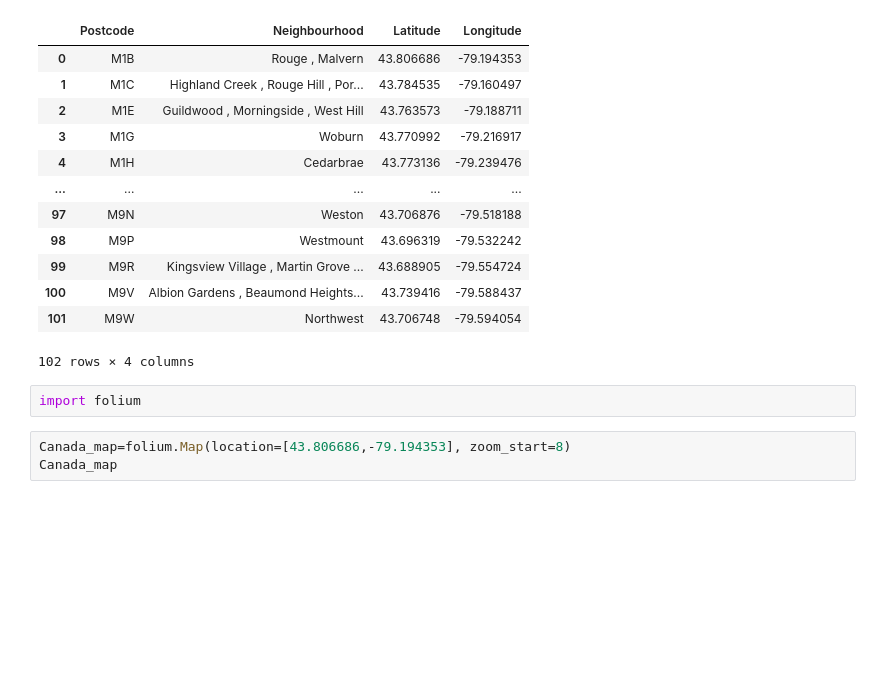
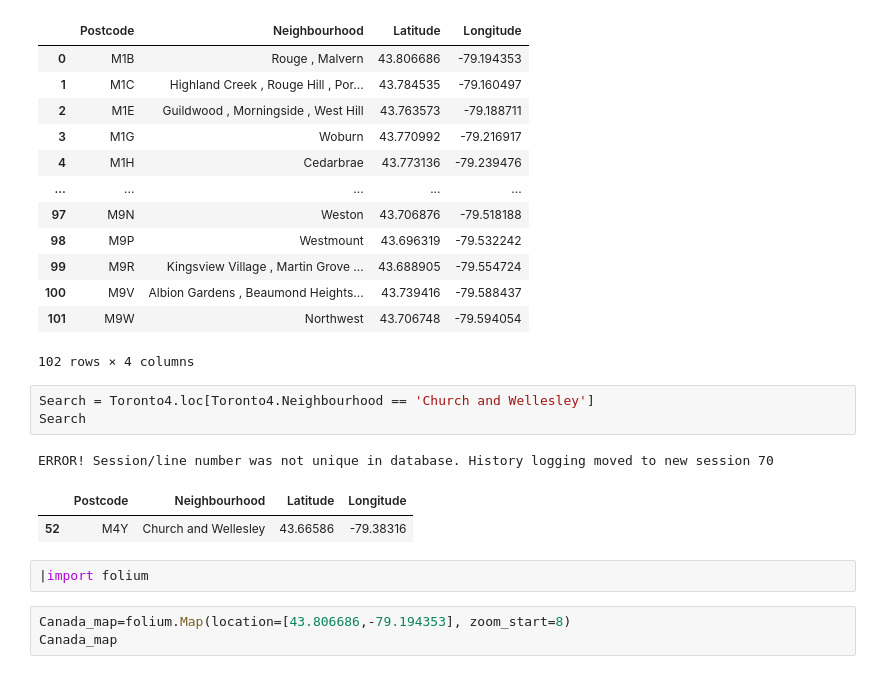
Before and after one commit to Aifa-Chris/Cousera_Capstone, a Jupyter notebook: Cousera_Toronto_3.ipynb, the cells around one changed output. Drawn from its saved outputs; the diff is of its cells as text; blank space fills up the shorter version.

```diff
--- a/Cousera_Toronto_3.ipynb
+++ b/Cousera_Toronto_3.ipynb
@@ -112,8 +112,15 @@ Toronto4
 | 100 | M9V | Albion Gardens , Beaumond Heights... | 43.739416 | -79.588437 |
 | 101 | M9W | Northwest | 43.706748 | -79.594054 |
 102 rows × 4 columns
-# %%
-import folium
+# %%
+Search = Toronto4.loc[Toronto4.Neighbourhood == 'Church and Wellesley']
+Search
+# %% [output]
+ERROR! Session/line number was not unique in database. History logging moved to new session 70
+|  | Postcode | Neighbourhood | Latitude | Longitude |
+| 52 | M4Y | Church and Wellesley | 43.66586 | -79.38316 |
+# %%
+|import folium
 # %%
 Canada_map=folium.Map(location=[43.806686,-79.194353], zoom_start=8)
 Canada_map
```
Also changed, not shown: parts of 4 cells of this notebook.
